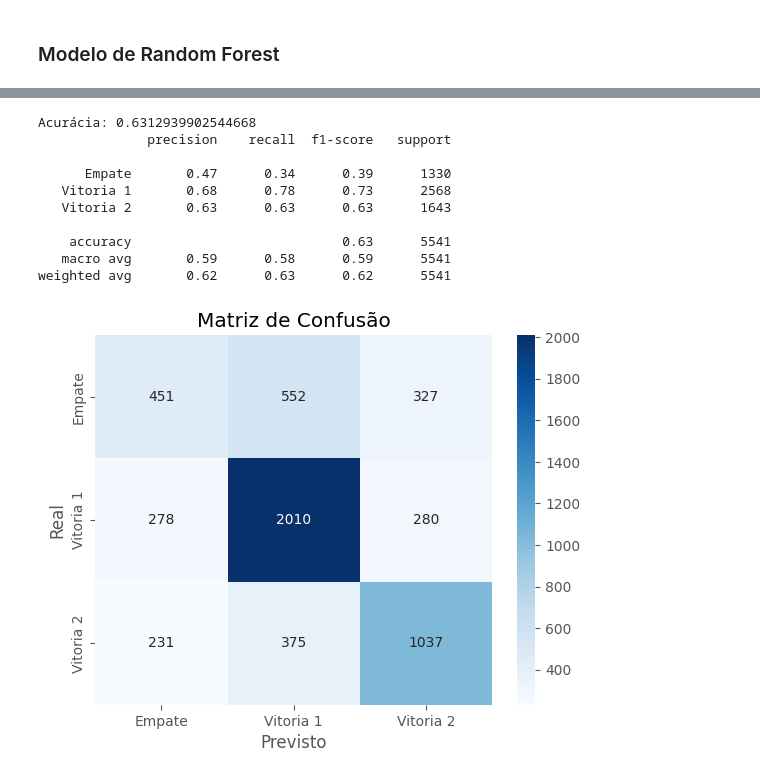
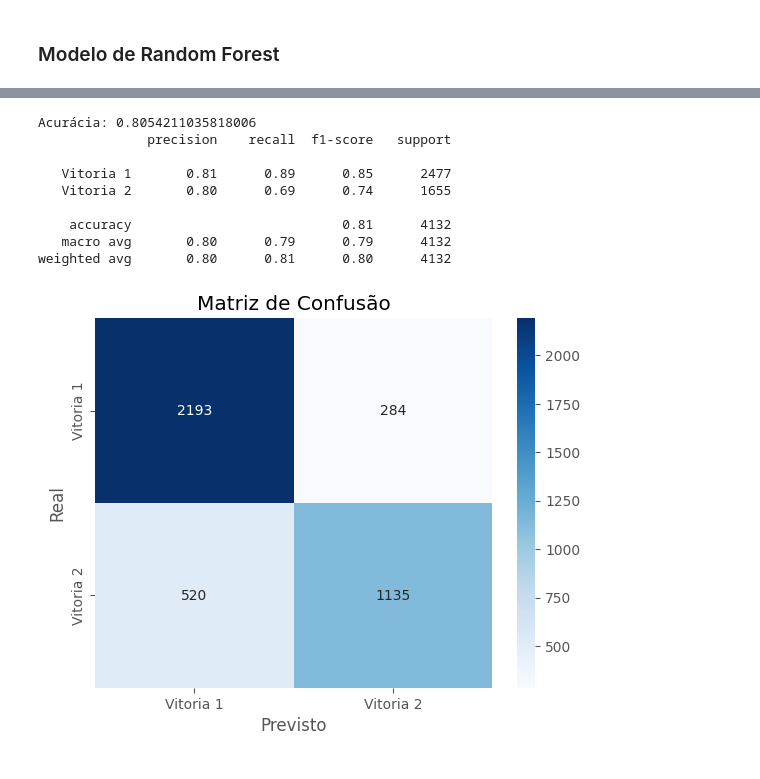
Before and after one commit to UFRJ-Analytica/PS-2025.1, a Jupyter notebook: analise_exploratorio.ipynb, the cells around one changed output, grey strips where cells are left out. Saved outputs shown, nothing was run; the diff lists cells and outputs as text; code cells hidden in the pictures.

```diff
--- a/analise_exploratorio.ipynb
+++ b/analise_exploratorio.ipynb
@@ -354,16 +354,25 @@ numeric_cols = df_imputado.select_dtypes(include='number').columns
 # Criando um dicionário para armazenar os resultados
 outliers_por_coluna = {}
 
+total_linhas = len(df_imputado)
+
 for col in numeric_cols:
-    Q1 = df_imputado[col].quantile(0.04)
-    Q3 = df_imputado[col].quantile(0.96)
+    Q1 = df_imputado[col].quantile(0.02)
+    Q3 = df_imputado[col].quantile(0.98)
     IQR = Q3 - Q1
     outliers = df_imputado[(df_imputado[col] < Q1 - threshold * IQR) | (df_imputado[col] > Q3 + threshold * IQR)]
     outliers_por_coluna[col] = len(outliers)
 
-# Criando uma tabela
-tabela_outliers = pd.DataFrame.from_dict(outliers_por_coluna, orient='index', columns=['Quantidade de Outliers'])
-tabela_outliers = tabela_outliers.sort_values(by='Quantidade de Outliers', ascending=False)
+# Criando a tabela de outliers
+tabela_outliers = pd.DataFrame.from_dict(outliers_por_coluna, orient='index', columns=['Qtd Outliers'])
+tabela_outliers['% do Total'] = (tabela_outliers['Qtd Outliers'] / len(df_imputado) * 100).round(4)
+tabela_outliers = tabela_outliers.sort_values(by='Qtd Outliers', ascending=False)
+tabela_outliers.index.name = 'Coluna'
+tabela_outliers = tabela_outliers.reset_index()
 
-print(tabela_outliers)
+# Estilo simples, com bordas e sem cores
+tabela_outliers.style.set_table_styles([
+    {'selector': 'table', 'props': [('border-collapse', 'collapse')]},
+    {'selector': 'th, td', 'props': [('border', '1px solid black'), ('padding', '5px')]}
+]).set_properties(**{'text-align': 'center'})
 # %% [output]
@@ -944,9 +946,12 @@ https://mariofilho.com/precisao-recall-e-f1-score-em-machine-learning/
 # %%
 
 # Cria a coluna 'Resultado'
-df_randomForest['Resultado'] = df_randomForest.apply(lambda row: 'Vitoria 1' if row['Gols 1'] > row['Gols 2']
-                                         else 'Vitoria 2' if row['Gols 2'] > row['Gols 1']
-                                         else 'Empate', axis=1)
+df_randomForest = df_randomForest[df_randomForest['Gols 1'] != df_randomForest['Gols 2']].copy()
+df_randomForest['Resultado'] = df_randomForest.apply(
+    lambda row: 'Vitoria 1' if row['Gols 1'] > row['Gols 2'] else 'Vitoria 2',
+    axis=1
+)
+
 
 # Remove colunas irrelevantes
 colunas_para_remover = [
@@ -974,40 +979,38 @@ for col1 in [col for col in df_randomForest.columns if col.endswith(" 1")]:
         df_randomForest[base + "_diff"] = df_randomForest[col1] - df_randomForest[col2]
 
 # Define features e target
 features = [col for col in df_randomForest.columns if col.endswith("_diff")]
 X = df_randomForest[features]
 y = df_randomForest["Resultado"]
 
 # Treina o modelo
 X_train, X_test, y_train, y_test = train_test_split(X, y, test_size=0.2, random_state=42)
 
 pesos_personalizados = {
     'Vitoria 1': 1.0,
-    'Vitoria 2': 1.0,
-    'Empate': 1.2
+    'Vitoria 2': 1.0
 }
 
 modelo = RandomForestClassifier(random_state=42)
 modelo.fit(X_train, y_train)
 y_pred = modelo.predict(X_test)
 
 # Avaliação
 print("Acurácia:", accuracy_score(y_test, y_pred))
 print(classification_report(y_test, y_pred))
 sns.heatmap(confusion_matrix(y_test, y_pred), annot=True, fmt="d", cmap="Blues", xticklabels=modelo.classes_, yticklabels=modelo.classes_)
 plt.title("Matriz de Confusão")
 plt.xlabel("Previsto")
 plt.ylabel("Real")
 plt.show()
 # %% [output]
-Acurácia: 0.6312939902544668
+Acurácia: 0.8054211035818006
               precision    recall  f1-score   support
 
-      Empate       0.47      0.34      0.39      1330
-   Vitoria 1       0.68      0.78      0.73      2568
-   Vitoria 2       0.63      0.63      0.63      1643
+   Vitoria 1       0.81      0.89      0.85      2477
+   Vitoria 2       0.80      0.69      0.74      1655
 
-    accuracy                           0.63      5541
-   macro avg       0.59      0.58      0.59      5541
-weighted avg       0.62      0.63      0.62      5541
+    accuracy                           0.81      4132
+   macro avg       0.80      0.79      0.79      4132
+weighted avg       0.80      0.81      0.80      4132
-[figure, old version]
+[figure, new version]
```
Also changed, not shown: parts of 11 cells of this notebook.
